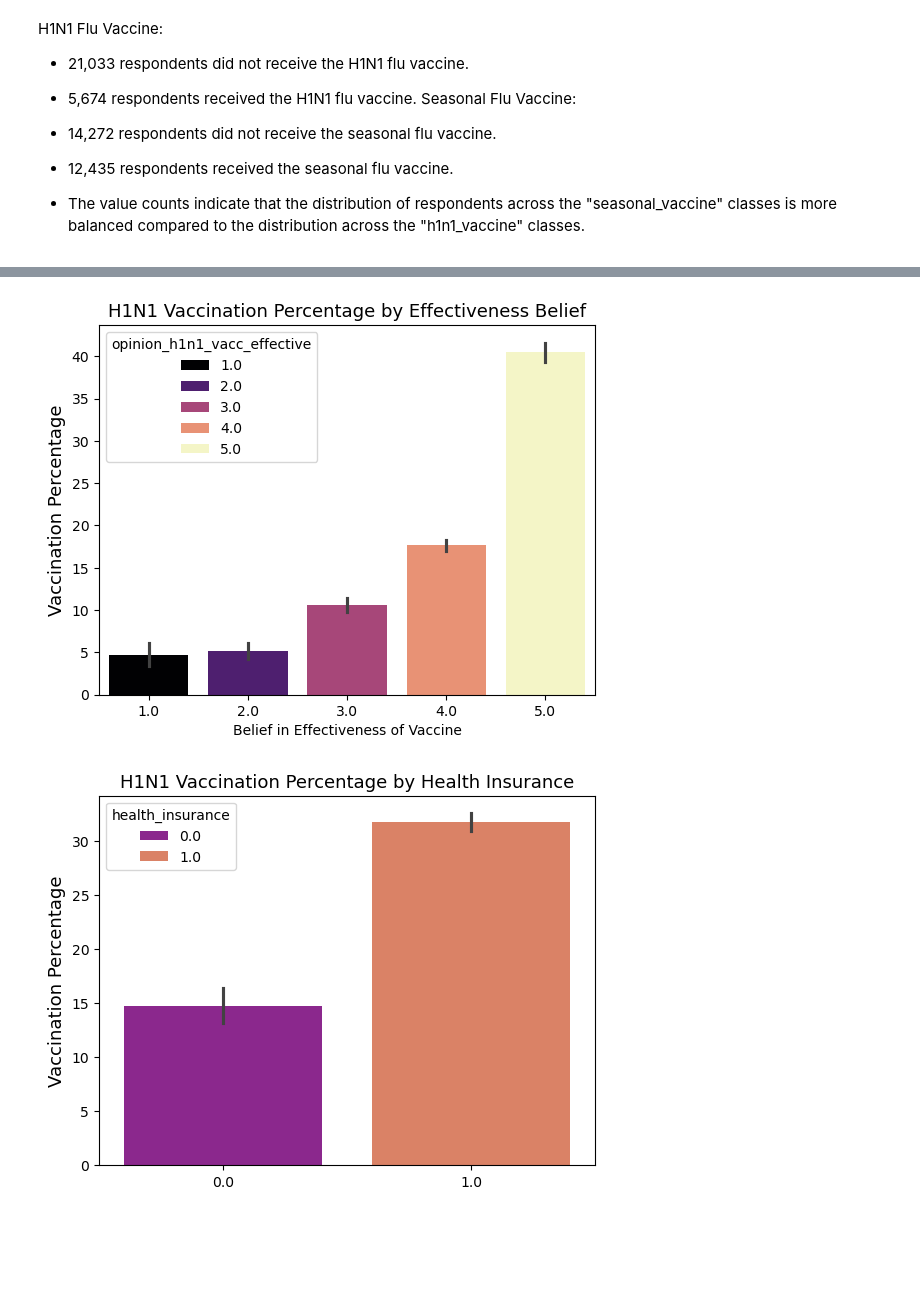
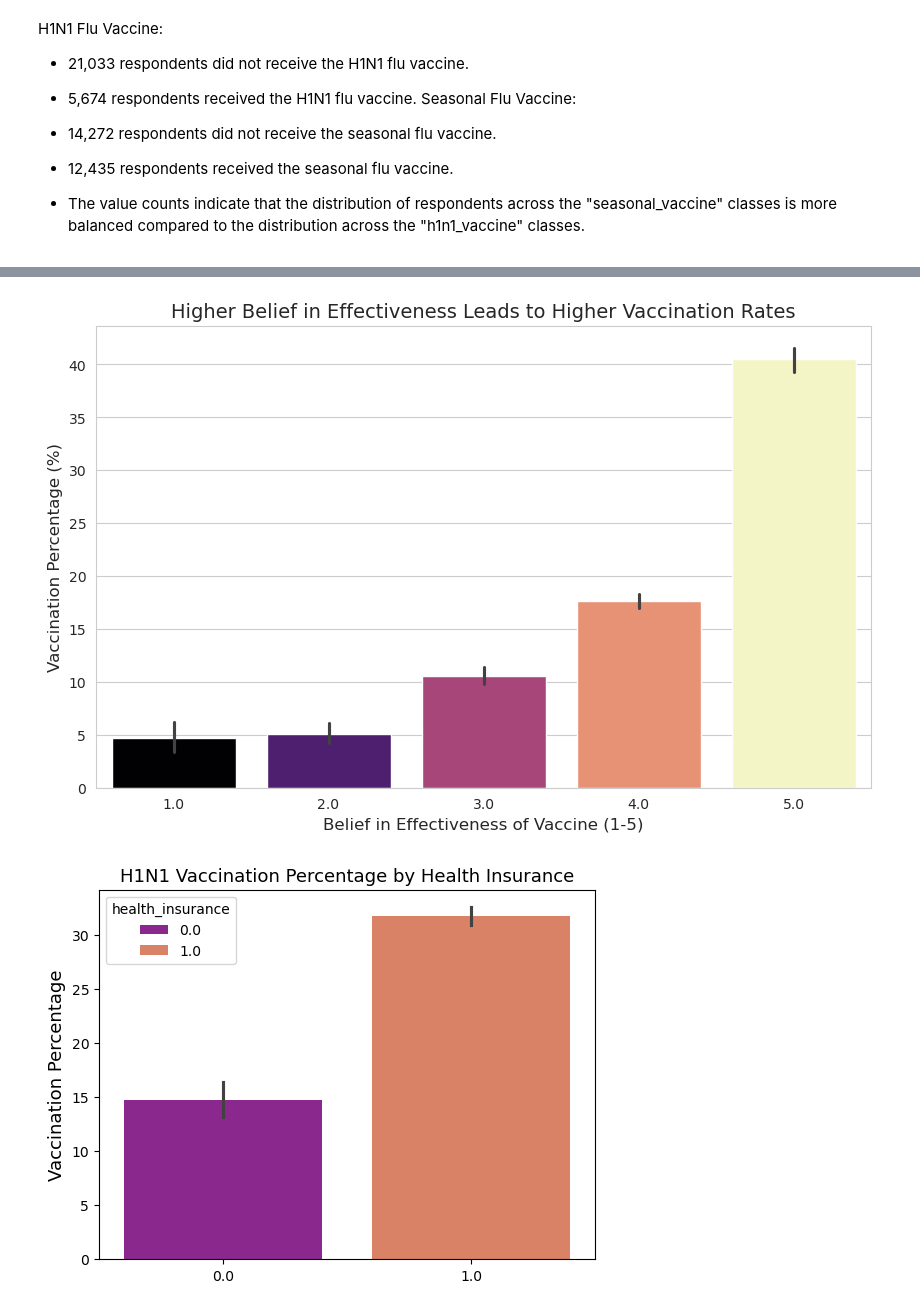
Before and after one commit to jaime8793/Phase_3_Project_DSA, a Jupyter notebook: H1N1_Vaccines.ipynb, the cells around one changed output, grey strips where cells are left out. Cells and saved outputs as stored; diff of their text form; code cells hidden in the pictures; blank space fills up the shorter version.

```diff
--- a/H1N1_Vaccines.ipynb
+++ b/H1N1_Vaccines.ipynb
@@ -185,18 +246,28 @@ plt.show()
 # %%
-# A graph is created to show the differentiation in vaccine percentage depending on the opinion of effectiveness of H1N1 Vaccine
-ins = sns.barplot(x=df2['opinion_h1n1_vacc_effective'].dropna(), y=df2['h1n1_vaccine']*100, hue=df2['opinion_h1n1_vacc_effective'], palette='magma')
 
-# The x-axis label is set to 'Belief in Effectiveness of Vaccine'
-ins.set_xlabel('Belief in Effectiveness of Vaccine')
+# 1. Create a temporary clean dataframe
+# We drop rows where the opinion is missing so x and y align perfectly
+plot_data = df2.dropna(subset=['opinion_h1n1_vacc_effective']).copy()
 
-# The y-axis label is set to 'Vaccination Percentage'
-ins.set_ylabel('Vaccination Percentage', fontsize=13)
+# 2. Setup the plot size for better visibility
+plt.figure(figsize=(10, 6))
 
-# The title of the graph is set to 'H1N1 Vaccination Percentage by Effectiveness Belief'
-ins.set_title('H1N1 Vaccination Percentage by Effectiveness Belief', fontsize=13)
+ins = sns.barplot(
+    data=plot_data,
+    x='opinion_h1n1_vacc_effective',
+    y=plot_data['h1n1_vaccine'] * 100,
+    hue='opinion_h1n1_vacc_effective',
+    palette='magma',
+    legend=False
+)
+
+# 3. Labels and Title
+ins.set_xlabel('Belief in Effectiveness of Vaccine (1-5)', fontsize=12)
+ins.set_ylabel('Vaccination Percentage (%)', fontsize=12)
+ins.set_title('Higher Belief in Effectiveness Leads to Higher Vaccination Rates', fontsize=14)
 
 plt.show()
 # %% [output]
-[figure, old version]
+[figure, new version]
 # %%
 
```
Also changed, not shown: parts of 31 cells of this notebook.
